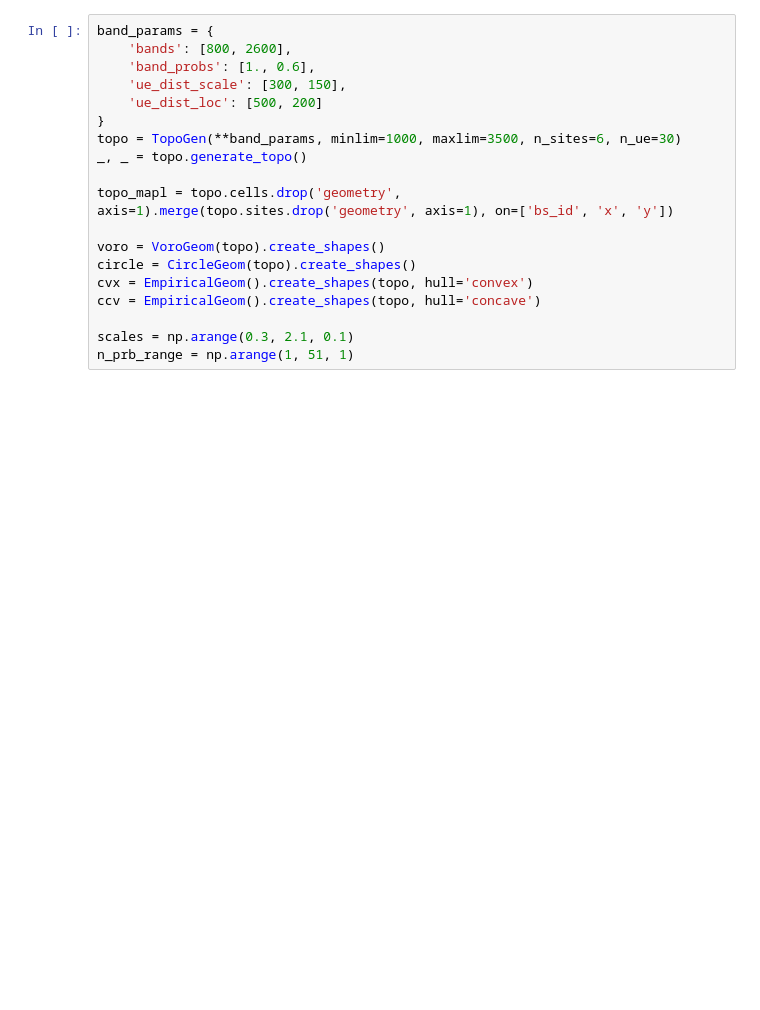
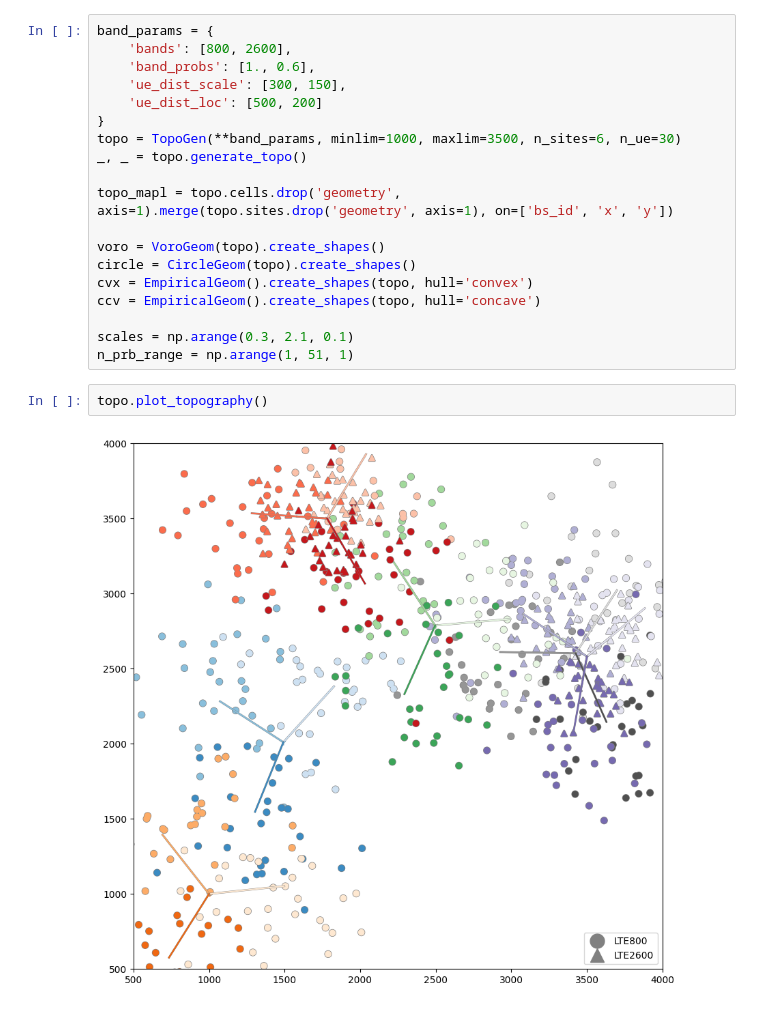
Before and after one commit to Orange-OpenSource/GeoLibCov, a Jupyter notebook: evaluation.ipynb, the cells around one changed output. Drawn from its saved outputs; the diff is of its cells as text; blank space fills up the shorter version.

```diff
--- a/evaluation.ipynb
+++ b/evaluation.ipynb
@@ -28,5 +29,9 @@ ccv = EmpiricalGeom().create_shapes(topo, hull='concave')
 
 scales = np.arange(0.3, 2.1, 0.1)
 n_prb_range = np.arange(1, 51, 1)
+# %%
+topo.plot_topography()
+# %% [output]
+[figure, added]
 # %%
 voro_p, voro_r = evaluate(voro, scales)
```
Also changed, not shown: parts of 3 cells of this notebook, 2 other files.
